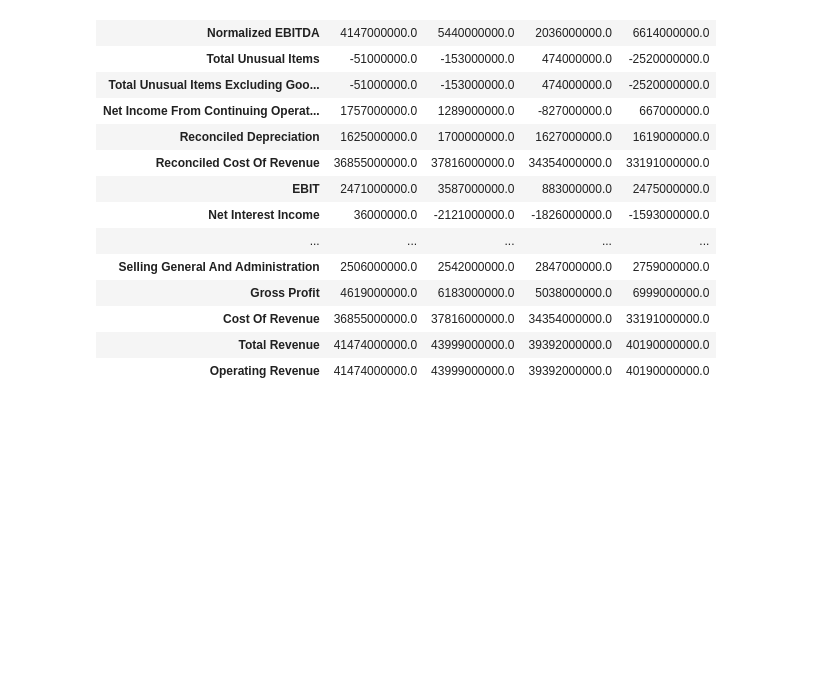
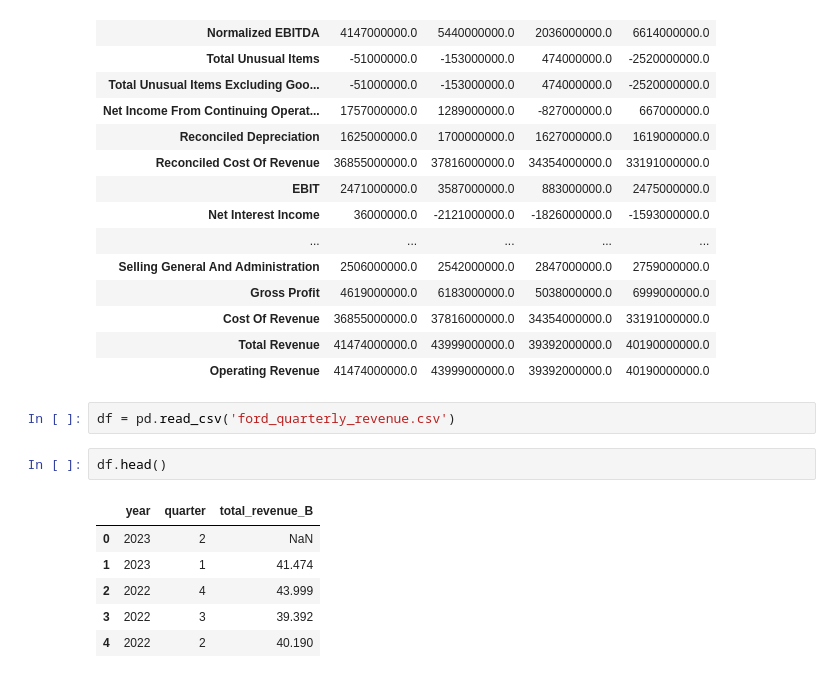
Before and after one commit to Project-Apollo-Forecast/Project-Apollo, a Jupyter notebook: corey_acquire.ipynb, the cells around one changed output. Drawn from its saved outputs; the diff is of its cells as text; blank space fills up the shorter version.

Commit message:
quarterly revenue csv added to data folder

```diff
--- a/corey_acquire.ipynb
+++ b/corey_acquire.ipynb
@@ -101,3 +101,14 @@ quarterly_financials
 | Cost Of Revenue | 36855000000.0 | 37816000000.0 | 34354000000.0 | 33191000000.0 |
 | Total Revenue | 41474000000.0 | 43999000000.0 | 39392000000.0 | 40190000000.0 |
 | Operating Revenue | 41474000000.0 | 43999000000.0 | 39392000000.0 | 40190000000.0 |
+# %%
+df = pd.read_csv('ford_quarterly_revenue.csv')
+# %%
+df.head()
+# %% [output]
+|  | year | quarter | total_revenue_B |
+| 0 | 2023 | 2 | NaN |
+| 1 | 2023 | 1 | 41.474 |
+| 2 | 2022 | 4 | 43.999 |
+| 3 | 2022 | 3 | 39.392 |
+| 4 | 2022 | 2 | 40.190 |
```
Also changed, not shown: 1 other file.
